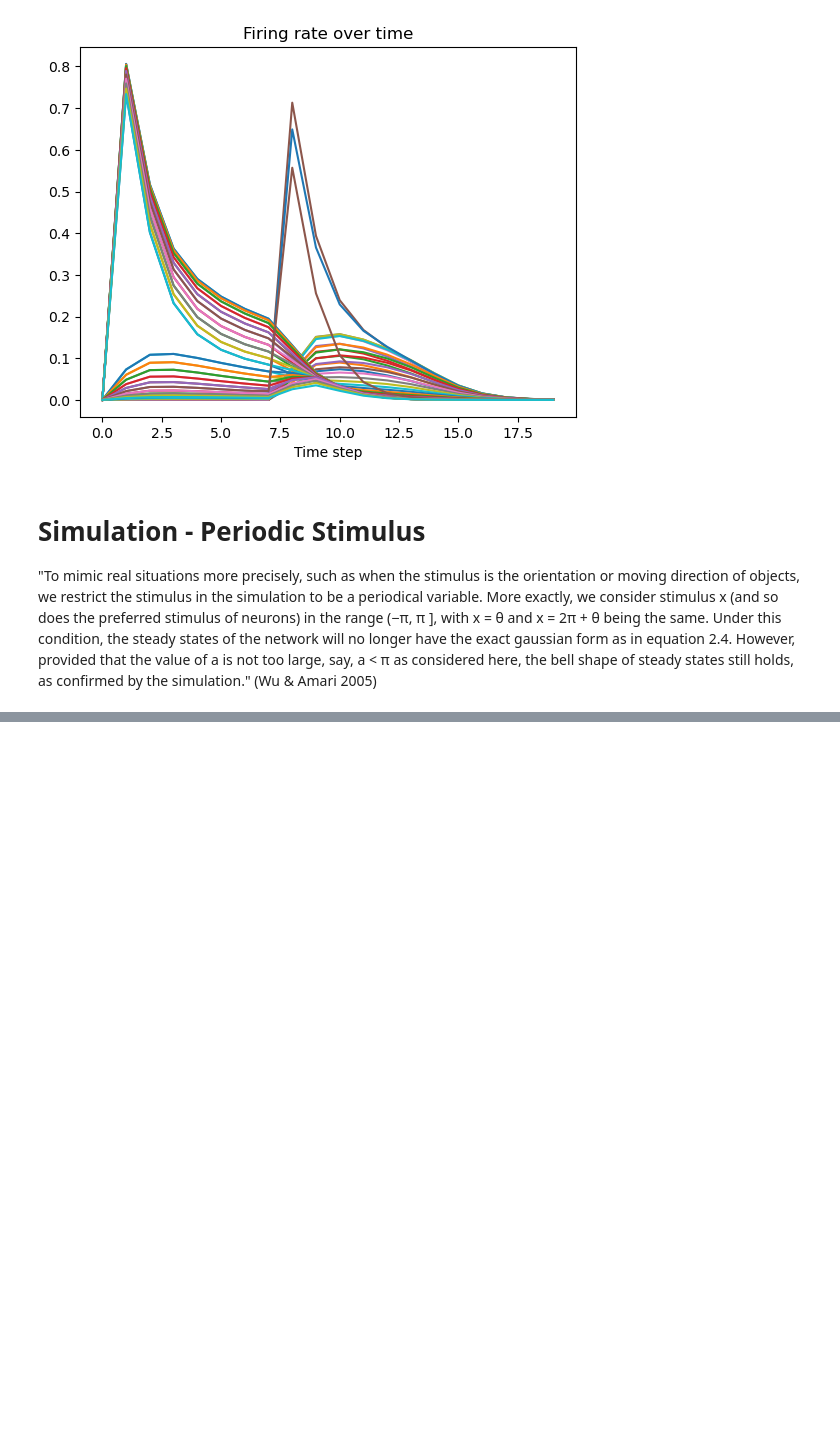
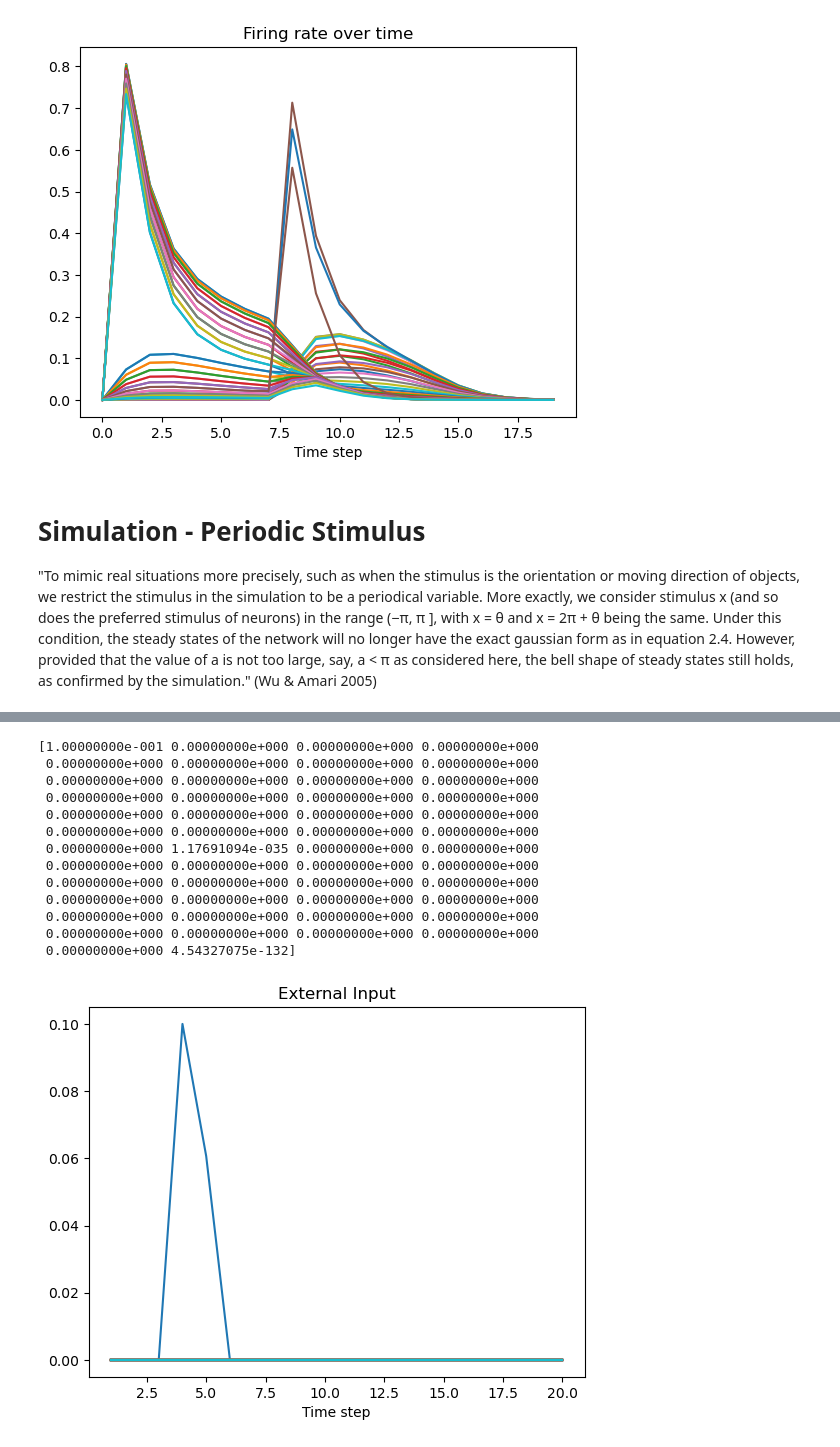
Before and after one commit to michealrm/Trappenberg_CAAN, a Jupyter notebook: caan_simulation.ipynb, the cells around one changed output, grey strips where cells are left out. Drawn from its saved outputs; the diff is of its cells as text; code cells hidden in the pictures; blank space fills up the shorter version.

Commit message:
bump WIP

```diff
--- a/caan_simulation.ipynb
+++ b/caan_simulation.ipynb
@@ -28,9 +28,11 @@ external_input[45, 7] = 0.8
 # external_input[20:40, 0] = np.random.default_rng().random(20)
 external_input[20:40, 0] = np.ones(20)
 
-plt.title("External Input")
-plt.xlabel("Time step")
-plt.plot(np.arange(1, num_time_steps + 1), np.transpose(external_input));
+def plot_external_input(external_input, t):
+    plt.title("External Input")
+    plt.xlabel("Time step")
+    plt.plot(np.arange(1, t + 1), np.transpose(external_input));
+plot_external_input(external_input, num_time_steps)
 # %% [output]
 [figure]
 # %%
@@ -107,0 +110,25 @@ plt.show();
+# %%
+def get_input_with_bump(neurons_to_bump: list, timestep_of_bump, N, T, a, gamma = 0.1, bump_h=2):
+    external_input_with_bumps = np.zeros((N, T))
+    external_input_with_bumps[:, timestep_of_bump] = np.array([gamma * math.exp(-c**2 / (2 * a**2)) if c in neurons_to_bump else 0 for c in range(0, N)])
+    external_input_with_bumps[:, timestep_of_bump + 1] = np.array([gamma * math.exp(-(c - bump_h)**2 / (2 * a**2)) if c in neurons_to_bump else 0 for c in range(0, N)])
+    return external_input_with_bumps
+
+external_input = get_input_with_bump(neurons_to_bump=[0, 25, 49], timestep_of_bump=3, N=num_nodes, T=num_time_steps, a=width)
+print(external_input[:, 3])
+plot_external_input(external_input, num_time_steps)
+# %% [output]
+[1.00000000e-001 0.00000000e+000 0.00000000e+000 0.00000000e+000
+ 0.00000000e+000 0.00000000e+000 0.00000000e+000 0.00000000e+000
+ 0.00000000e+000 0.00000000e+000 0.00000000e+000 0.00000000e+000
+ 0.00000000e+000 0.00000000e+000 0.00000000e+000 0.00000000e+000
+ 0.00000000e+000 0.00000000e+000 0.00000000e+000 0.00000000e+000
+ 0.00000000e+000 0.00000000e+000 0.00000000e+000 0.00000000e+000
+ 0.00000000e+000 1.17691094e-035 0.00000000e+000 0.00000000e+000
+ 0.00000000e+000 0.00000000e+000 0.00000000e+000 0.00000000e+000
+ 0.00000000e+000 0.00000000e+000 0.00000000e+000 0.00000000e+000
+ 0.00000000e+000 0.00000000e+000 0.00000000e+000 0.00000000e+000
+ 0.00000000e+000 0.00000000e+000 0.00000000e+000 0.00000000e+000
+ 0.00000000e+000 0.00000000e+000 0.00000000e+000 0.00000000e+000
+ 0.00000000e+000 4.54327075e-132]
+[figure, added]
```
Also changed, not shown: parts of 3 cells of this notebook, 1 other file.
